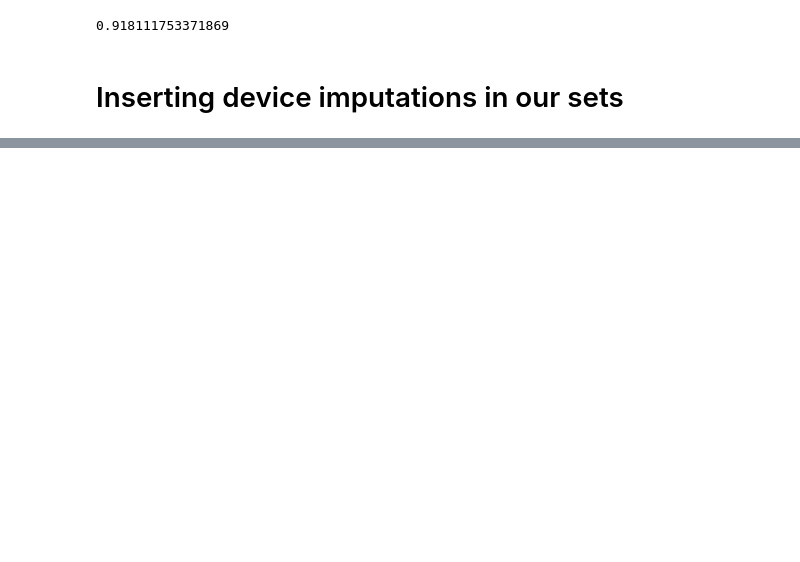
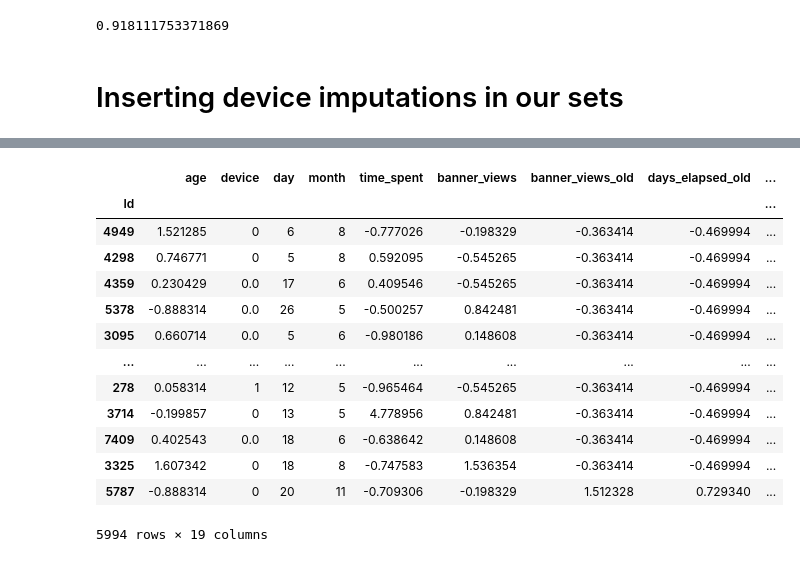
Before and after one commit to LuciaCam/ML_kaggle_competition, a Jupyter notebook: nas_imputations.ipynb, the cells around one changed output, grey strips where cells are left out. Cells and saved outputs as stored; diff of their text form; code cells hidden in the pictures; blank space fills up the shorter version.

```diff
--- a/nas_imputations.ipynb
+++ b/nas_imputations.ipynb
@@ -231,0 +235,2 @@ X_test
+# %%
+rfc_ed = RandomForestClassifier(n_estimators=100, random_state=305, n_jobs=-2)
@@ -231,0 +318,18 @@ X_test
+# %%
+X_tr_ed[num_vars] = scaler.transform(X_tr_ed[num_vars])
+X_tr_ed
+# %% [output]
+|  | age | device | day | month | time_spent | banner_views | banner_views_old | days_elapsed_old | ... |
+| Id |  |  |  |  |  |  |  |  | ... |
+| 4949 | 1.521285 | 0 | 6 | 8 | -0.777026 | -0.198329 | -0.363414 | -0.469994 | ... |
+| 4298 | 0.746771 | 0 | 5 | 8 | 0.592095 | -0.545265 | -0.363414 | -0.469994 | ... |
+| 4359 | 0.230429 | 0.0 | 17 | 6 | 0.409546 | -0.545265 | -0.363414 | -0.469994 | ... |
+| 5378 | -0.888314 | 0.0 | 26 | 5 | -0.500257 | 0.842481 | -0.363414 | -0.469994 | ... |
+| 3095 | 0.660714 | 0.0 | 5 | 6 | -0.980186 | 0.148608 | -0.363414 | -0.469994 | ... |
+| ... | ... | ... | ... | ... | ... | ... | ... | ... | ... |
+| 278 | 0.058314 | 1 | 12 | 5 | -0.965464 | -0.545265 | -0.363414 | -0.469994 | ... |
+| 3714 | -0.199857 | 0 | 13 | 5 | 4.778956 | 0.842481 | -0.363414 | -0.469994 | ... |
+| 7409 | 0.402543 | 0.0 | 18 | 6 | -0.638642 | 0.148608 | -0.363414 | -0.469994 | ... |
+| 3325 | 1.607342 | 0 | 18 | 8 | -0.747583 | 1.536354 | -0.363414 | -0.469994 | ... |
+| 5787 | -0.888314 | 0 | 20 | 11 | -0.709306 | -0.198329 | 1.512328 | 0.729340 | ... |
+5994 rows × 19 columns
```
Also changed, not shown: parts of 23 cells of this notebook.
